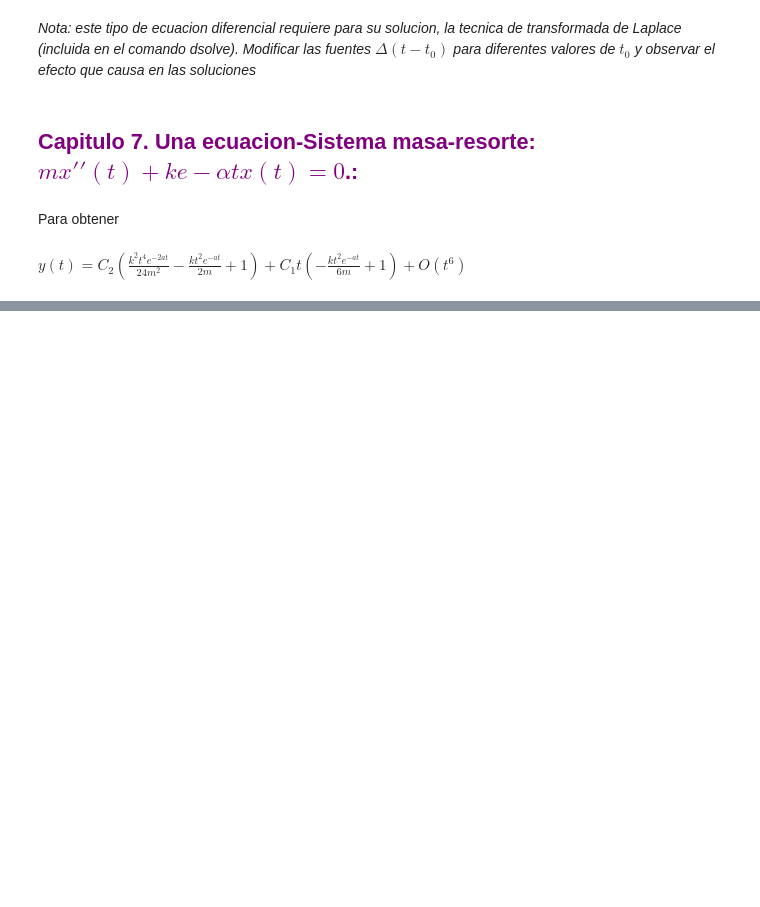
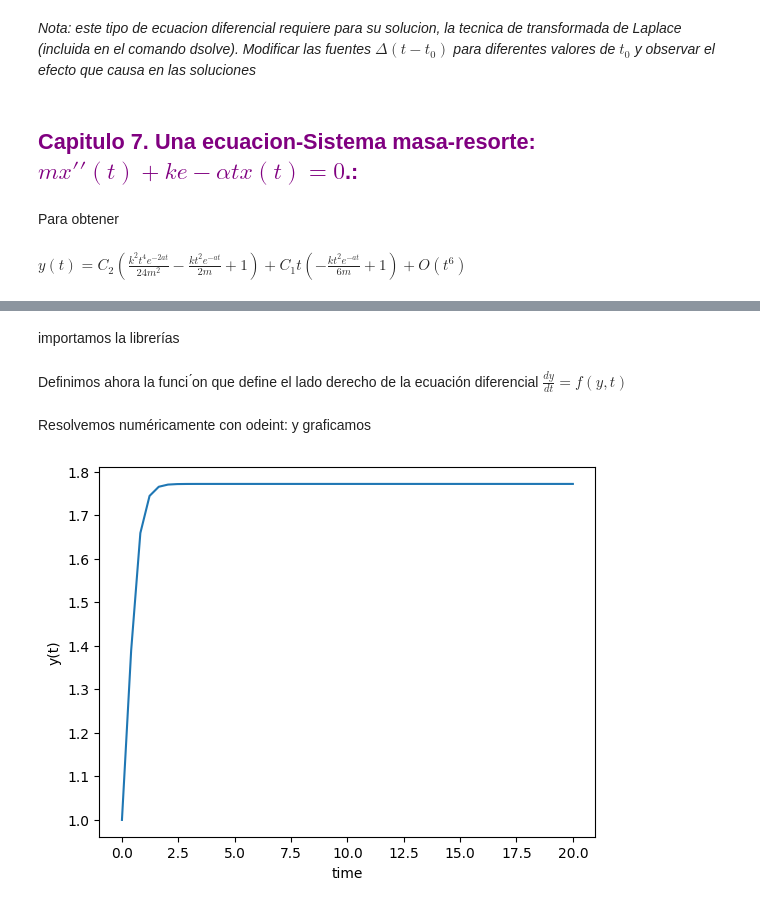
Before and after one commit to Annette-1/Ecuaciones_Diferenciales_Parciales, a Jupyter notebook: Sympy.ipynb, the cells around one changed output, grey strips where cells are left out. Saved outputs shown, nothing was run; the diff lists cells and outputs as text; code cells hidden in the pictures; blank space fills up the shorter version.

```diff
--- a/Sympy.ipynb
+++ b/Sympy.ipynb
@@ -165,0 +169,27 @@ $\displaystyle y{\left(t \right)} = C_{2} \left(\frac{k^{2} t^{4} e^{- 2 a t}}{2
+# %% [markdown]
+importamos la librerías
+# %%
+import numpy as np
+from scipy.integrate import odeint
+import matplotlib.pyplot as plt
+sin = np.sin
+# %% [markdown]
+Definimos ahora la funci ́on que define el lado derecho de la ecuación diferencial $\frac{dy}{dt}=f(y, t)$
+# %%
+def model(y,t):
+  dydt=sin(y*y)
+  return dydt
+
+y0 = 1
+t=np.linspace(0,20)
+# %% [markdown]
+Resolvemos numéricamente con odeint:
+y graficamos
+# %%
+y=odeint(model,y0,t)
+plt.plot(t,y)
+plt.xlabel('time')
+plt.ylabel('y(t)')
+plt.show()
+# %% [output]
+[figure, added]
```
Also changed, not shown: parts of 1 cell of this notebook.
